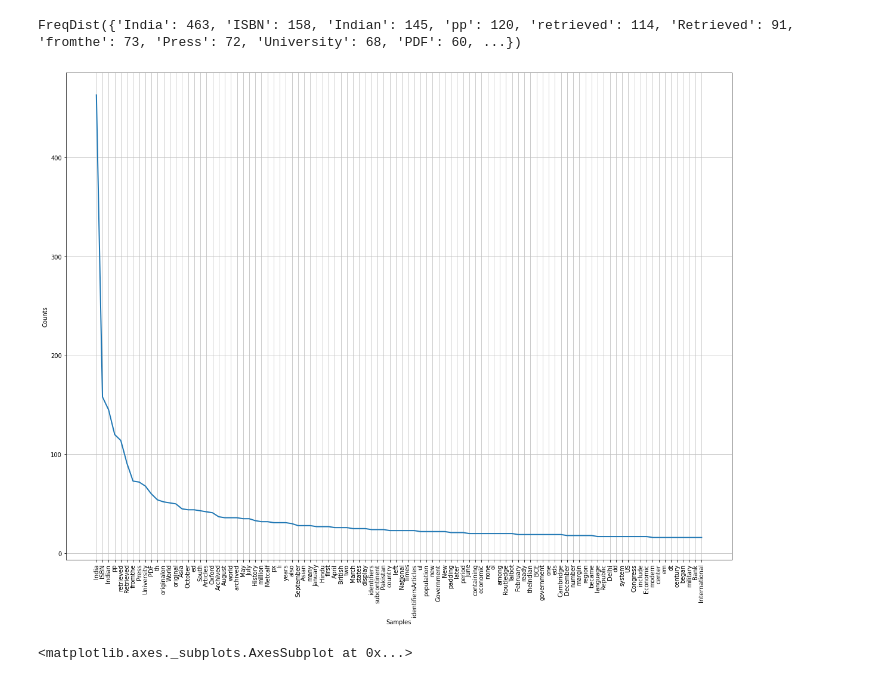
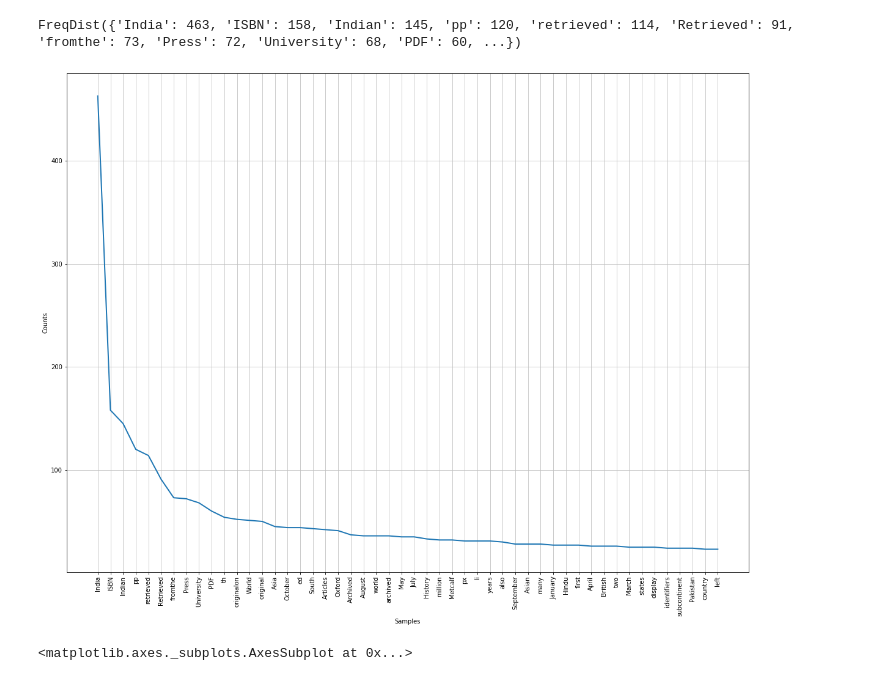
Before and after one commit to Subho-Halder/NLP_WebScrapping, a Jupyter notebook: NLP_Text_Analytics.ipynb, the cells around one changed output. Cells and saved outputs as stored; diff of their text form; code cells hidden in the pictures.

```diff
--- a/NLP_Text_Analytics.ipynb
+++ b/NLP_Text_Analytics.ipynb
@@ -118,9 +120,9 @@ wordfreq #output has lot of special characters and random words
 FreqDist({'India': 463, 'ISBN': 158, 'Indian': 145, 'pp': 120, 'retrieved': 114, 'Retrieved': 91, 'fromthe': 73, 'Press': 72, 'University': 68, 'PDF': 60, ...})
 # %%
 plt.figure(figsize=(20,15))
-wordfreq.plot(100,cumulative=False)
+wordfreq.plot(50,cumulative=False)
 # %% [output]
-[figure, old version]
+[figure, new version]
 <matplotlib.axes._subplots.AxesSubplot at 0x...>
 # %%
 indiawords=[w for w in indiawords if not w in ['ISBN', 'pp', 'PDF', 'fromtthe', 'ed', 'th', 'also','Press']]
```
Also changed, not shown: parts of 2 cells of this notebook.
